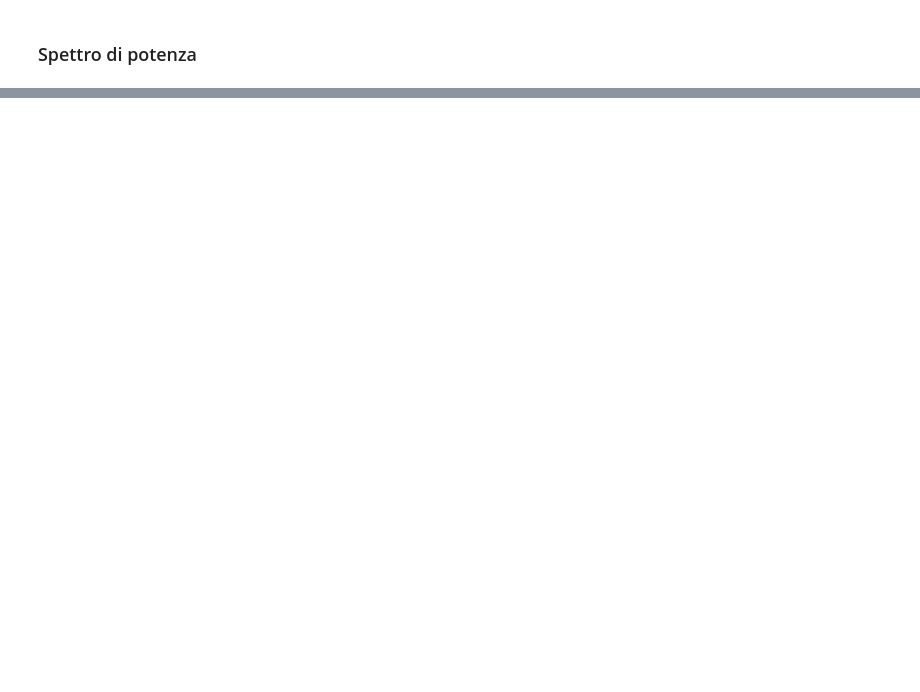
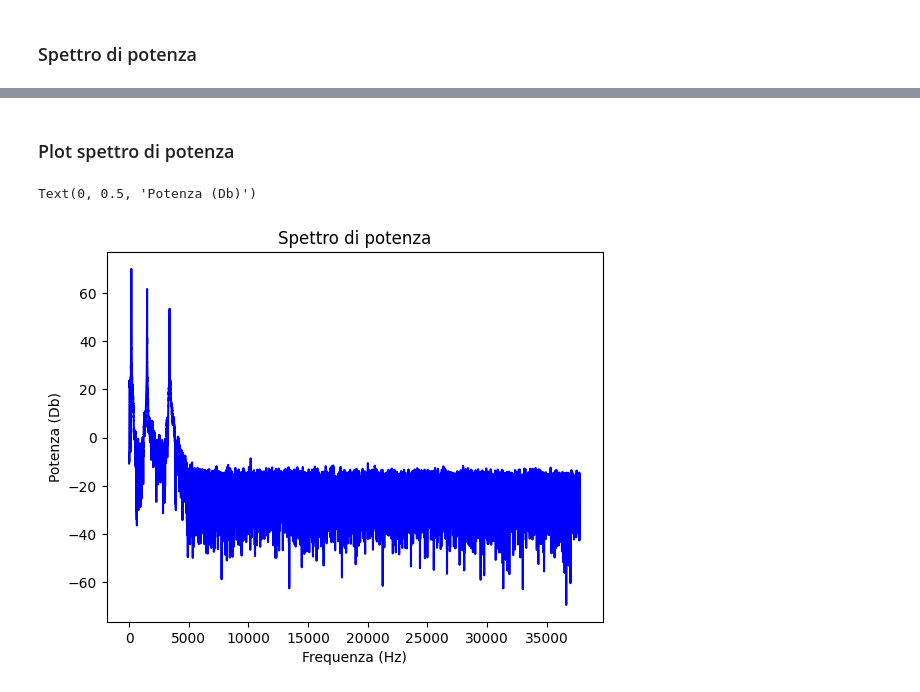
Before and after one commit to Meuritz/SESI, a Jupyter notebook: 4-Garage Band/Garage.ipynb, the cells around one changed output, grey strips where cells are left out. Drawn from its saved outputs; the diff is of its cells as text; code cells hidden in the pictures; blank space fills up the shorter version.

```diff
--- a/4-Garage Band/Garage.ipynb
+++ b/4-Garage Band/Garage.ipynb
@@ -65,0 +74,10 @@ ax[1].plot(np.fft.fftshift(np.imag(ch1_fft)), "purple")
+# %% [markdown]
+### Plot spettro di potenza
+# %%
+plt.plot(power_spectrum_db, "blue")
+plt.title("Spettro di potenza")
+plt.xlabel("Frequenza (Hz)")
+plt.ylabel("Potenza (Db)")
+# %% [output]
+Text(0, 0.5, 'Potenza (Db)')
+[figure, added]
```
Also changed, not shown: parts of 9 cells of this notebook, 2 other files.
